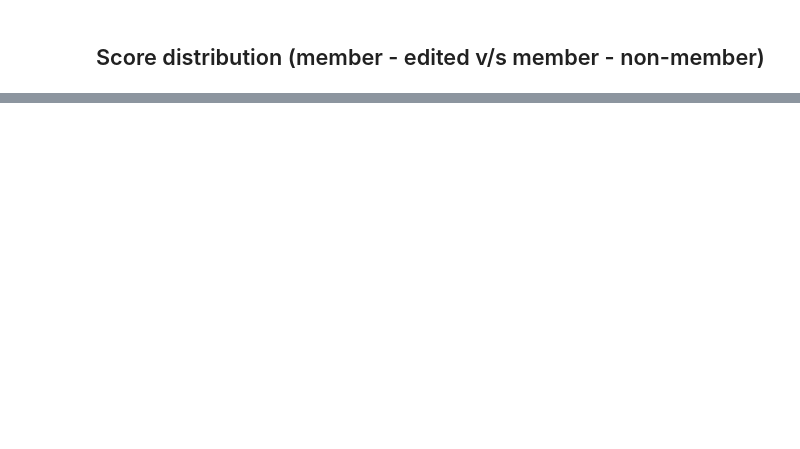
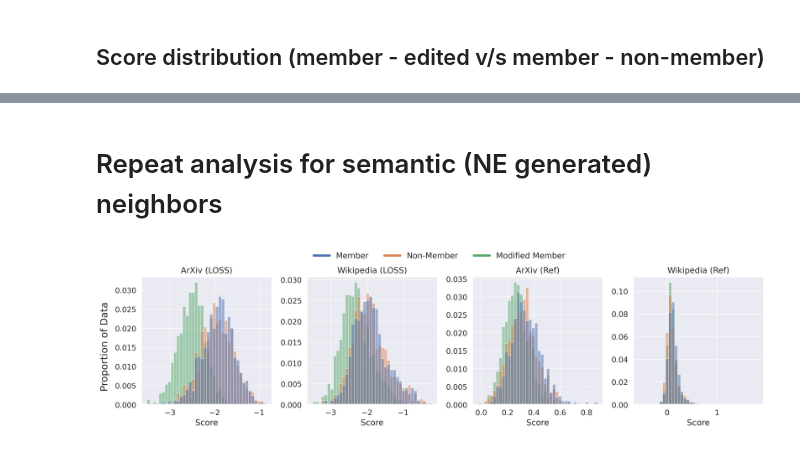
Before and after one commit to iamgroot42/mimir, a Jupyter notebook: inspect_mi.ipynb, the cells around one changed output, grey strips where cells are left out. Cells and saved outputs as stored; diff of their text form; code cells hidden in the pictures; blank space fills up the shorter version.

```diff
--- a/inspect_mi.ipynb
+++ b/inspect_mi.ipynb
@@ -70,2 +96,0 @@ with open(f"./newmia_results_all/{source}.json", 'r') as f:
-# %%
-care = d[attack_focus]
@@ -83,2 +96,0 @@ for n, v in care.items():
-# %%
-df = pd.DataFrame(raw_data, columns=columns)
@@ -156,0 +193,76 @@ plt.show()
+# %% [markdown]
+# Repeat analysis for semantic (NE generated) neighbors
+# %%
+with open(f"./edit_distance_results_{source}.json", 'r') as f:
+    ne_data = json.load(f)
+
+ne_data = ne_data['loss']['0.3']
+ne_care = - np.array(list(ne_data.values())).mean(0)
+print(ne_care.shape)
+# print(ne_data['min_k']['0.3']['0'])
+# %%
+attacks = ['loss', 'ref-stablelm-base-alpha-3b-v2']
+
+sns.set(style="darkgrid")
+sns.set_context("paper",
+                font_scale = 1.5,
+                rc={
+                    'lines.markersize': 5,
+                    'lines.linewidth': 3,
+                    'axes.linewidth': 3})
+
+fig, axs = plt.subplots(1,
+                        len(sources) * len(attacks),
+                        figsize=(16, 4),
+                        gridspec_kw={'wspace':0.05,'hspace':0.05},
+                        layout='constrained')
+
+for j, attack_focus in enumerate(attacks):
+    for i, source in enumerate(sources):
+        preds_member_, preds_nonmember_, _ = get_source_data(source, attack_focus)
+        care = get_edited_member_scores(source, attack_focus)
+        curr_axs = axs[j * len(attacks) + i]
+        df = []
+        for x in preds_member_:
+            df.append({'Score': x, 'Source': 'Member'})
+        for x in preds_nonmember_:
+            df.append({'Score': x, 'Source': 'Non-Member'})
+
+        with open(f"./edit_distance_results_{source}.json", 'r') as f:
+            ne_data = json.load(f)
+            ne_data = ne_data[attack_focus]['0.3']
+            all_trials = - np.array(list(ne_data.values())).mean(0)
+
+        for x in all_trials:
+            df.append({'Score': x, 'Source': f"Modified Member"})
+
+        ds = pd.DataFrame(df)
+        suffix = 'Tokens' if edit_dist > 1 else 'Token'
+        sns.histplot(ds, x='Score', hue='Source',
+                     stat='probability',
+                     bins=40,
+                     # palette=sns.color_palette('bright', 3)
+                     ax=curr_axs,)
+        curr_axs.legend([],[], frameon=False)
+
+        curr_axs.set_ylabel(None)
+        curr_axs.set_title(f"{SOURCE_NAME_MAP[source]} ({ATTACK_NAME_MAP[attack_focus]})")
+
+
+legend_lines, legend_names = [], []
+for k, v in COLOR_MAP.items():
+    legend_lines.append(Line2D([0], [0], color=v, lw=4))
+    legend_names.append(k)
+
+
+y_ax = fig.supylabel('Proportion of Data', x=-.02)
+
+# Legend plot
+plt.figlegend(legend_lines, legend_names,
+              loc='upper center', bbox_to_anchor=(0.5, 1.1),
+              borderaxespad=0, ncol=5, fontsize=14,
+              facecolor='white', frameon=False)
+
+plt.savefig(f"./edit_distance_figs/edit_distance_semantic.pdf", bbox_inches="tight")
+# %% [output]
+[figure, added]
```
Also changed, not shown: parts of 25 cells of this notebook.
